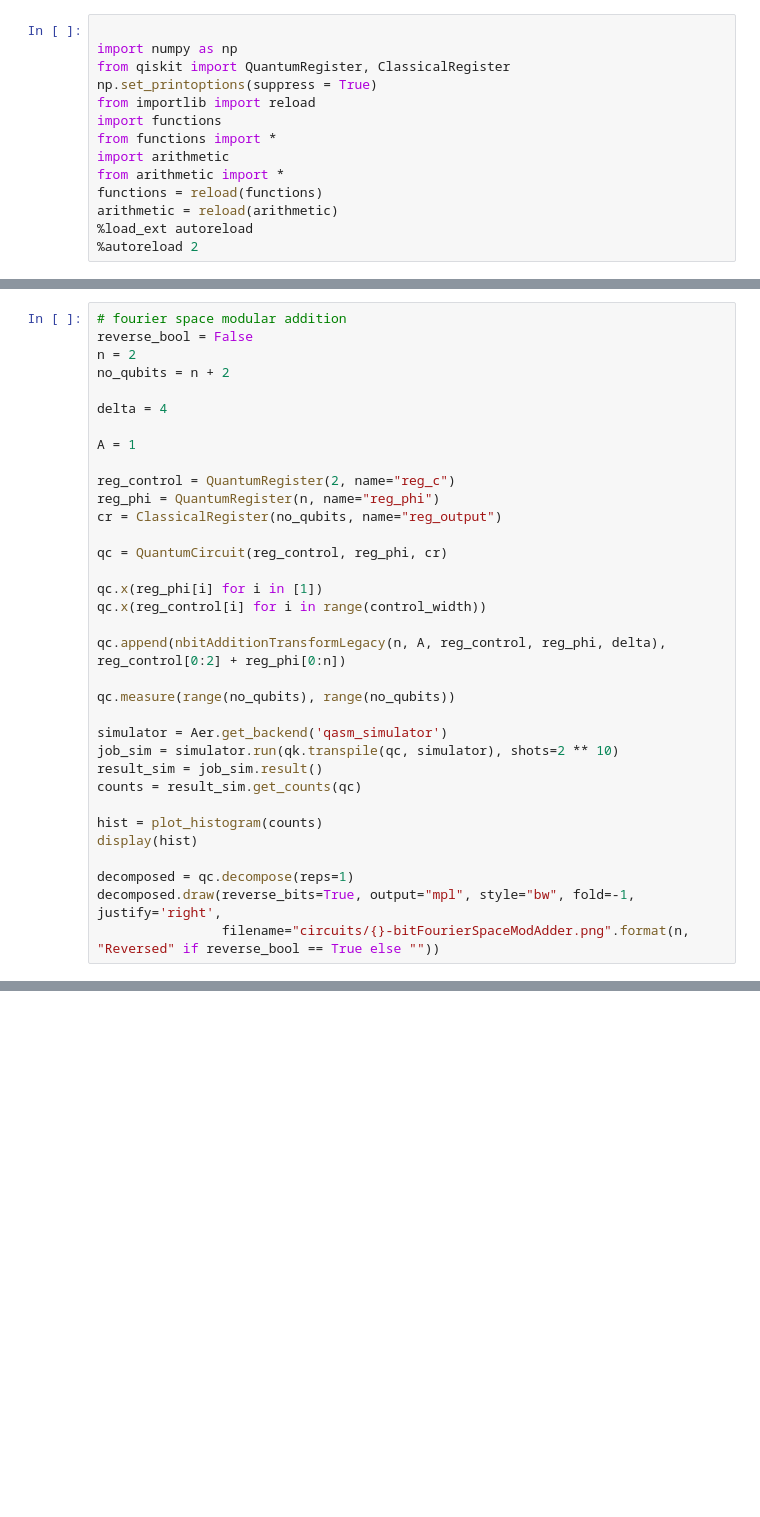
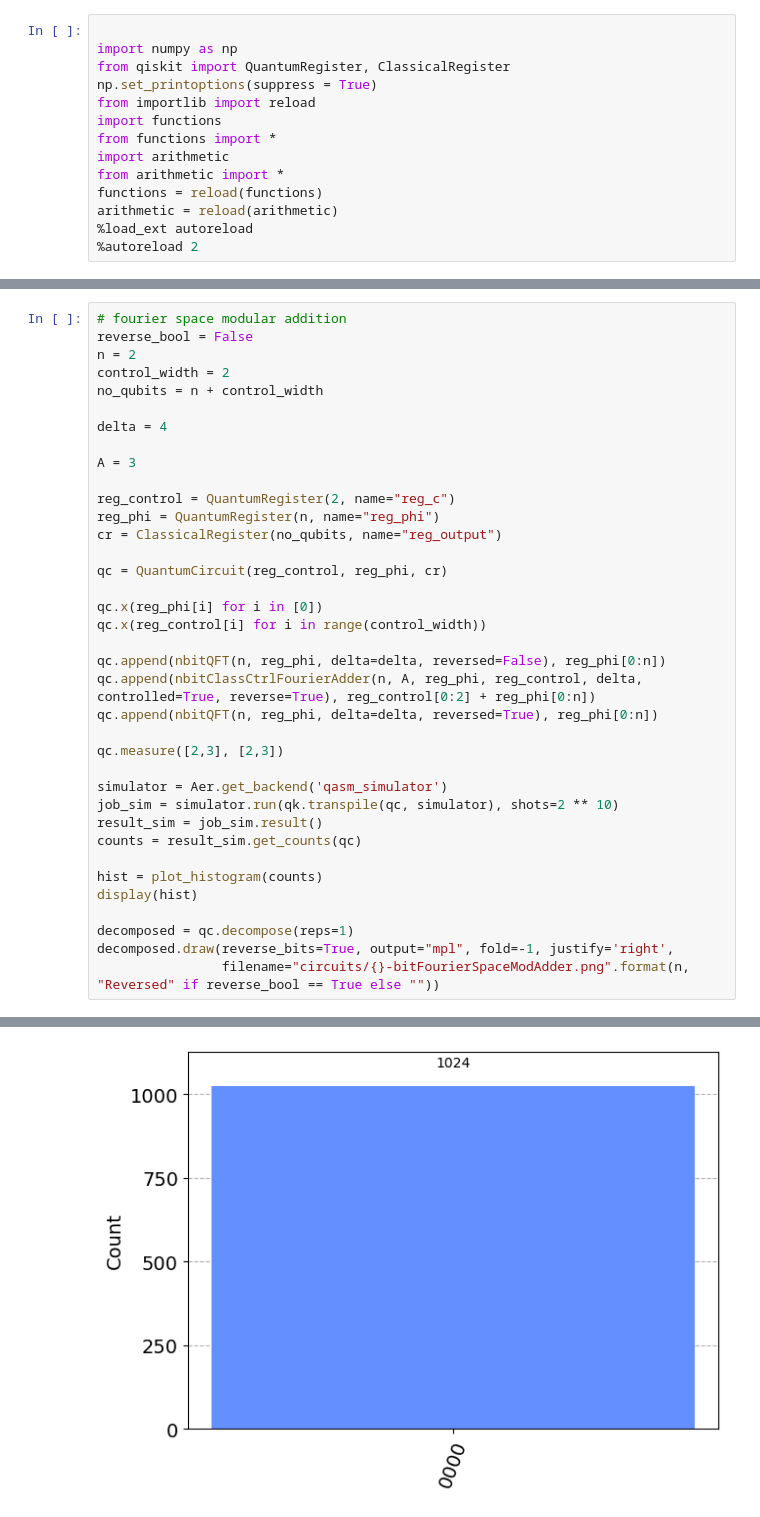
Before and after one commit to JuliuszSyrewicz/quantumFactorization, a Jupyter notebook: fourierSpaceShor.ipynb, the cells around one changed output, grey strips where cells are left out. Saved outputs shown, nothing was run; the diff lists cells and outputs as text; blank space fills up the shorter version.

```diff
--- a/fourierSpaceShor.ipynb
+++ b/fourierSpaceShor.ipynb
@@ -104,11 +104,12 @@ int(binA[1]) = 0
 # fourier space modular addition
 reverse_bool = False
 n = 2
-no_qubits = n + 2
+control_width = 2
+no_qubits = n + control_width
 
 delta = 4
 
-A = 1
+A = 3
 
 reg_control = QuantumRegister(2, name="reg_c")
 reg_phi = QuantumRegister(n, name="reg_phi")
@@ -116,12 +117,14 @@ cr = ClassicalRegister(no_qubits, name="reg_output")
 
 qc = QuantumCircuit(reg_control, reg_phi, cr)
 
-qc.x(reg_phi[i] for i in [1])
+qc.x(reg_phi[i] for i in [0])
 qc.x(reg_control[i] for i in range(control_width))
 
-qc.append(nbitAdditionTransformLegacy(n, A, reg_control, reg_phi, delta), reg_control[0:2] + reg_phi[0:n])
+qc.append(nbitQFT(n, reg_phi, delta=delta, reversed=False), reg_phi[0:n])
+qc.append(nbitClassCtrlFourierAdder(n, A, reg_phi, reg_control, delta, controlled=True, reverse=True), reg_control[0:2] + reg_phi[0:n])
+qc.append(nbitQFT(n, reg_phi, delta=delta, reversed=True), reg_phi[0:n])
 
-qc.measure(range(no_qubits), range(no_qubits))
+qc.measure([2,3], [2,3])
 
 simulator = Aer.get_backend('qasm_simulator')
 job_sim = simulator.run(qk.transpile(qc, simulator), shots=2 ** 10)
@@ -132,5 +135,6 @@ hist = plot_histogram(counts)
 display(hist)
 
 decomposed = qc.decompose(reps=1)
-decomposed.draw(reverse_bits=True, output="mpl", style="bw", fold=-1, justify='right',
+decomposed.draw(reverse_bits=True, output="mpl", fold=-1, justify='right',
                 filename="circuits/{}-bitFourierSpaceModAdder.png".format(n, "Reversed" if reverse_bool == True else ""))
+# %% [output]
@@ -136,0 +145 @@ decomposed.draw(reverse_bits=True, output="mpl", style="bw", fold=-1, justify='r
+[figure, added]
```
Also changed, not shown: parts of 5 cells of this notebook, 2 other files.
